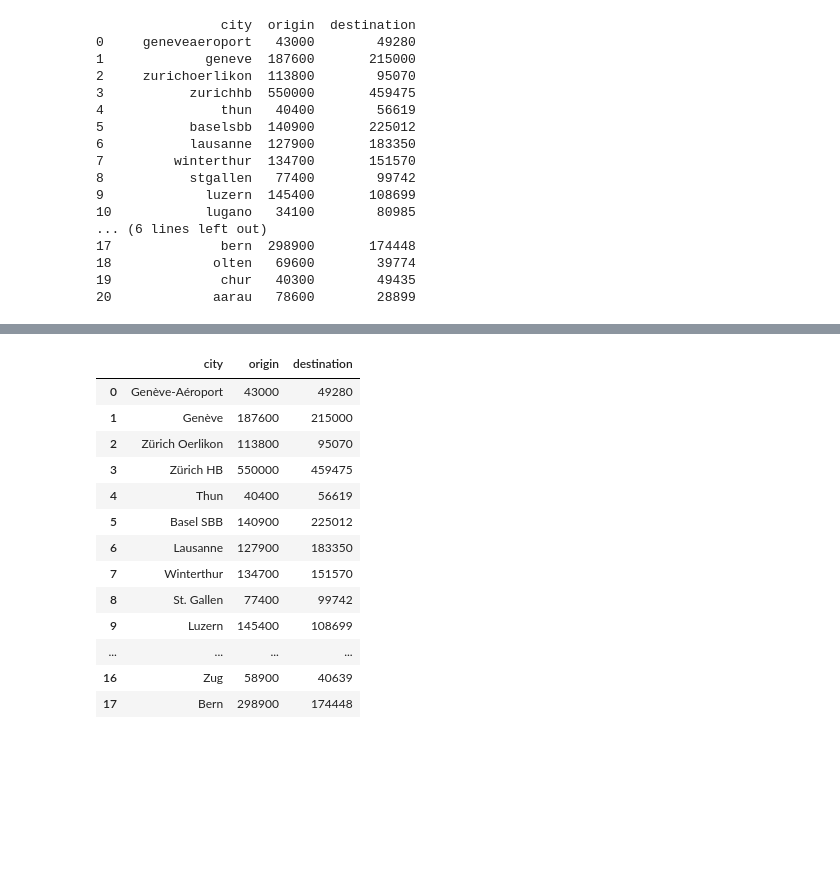
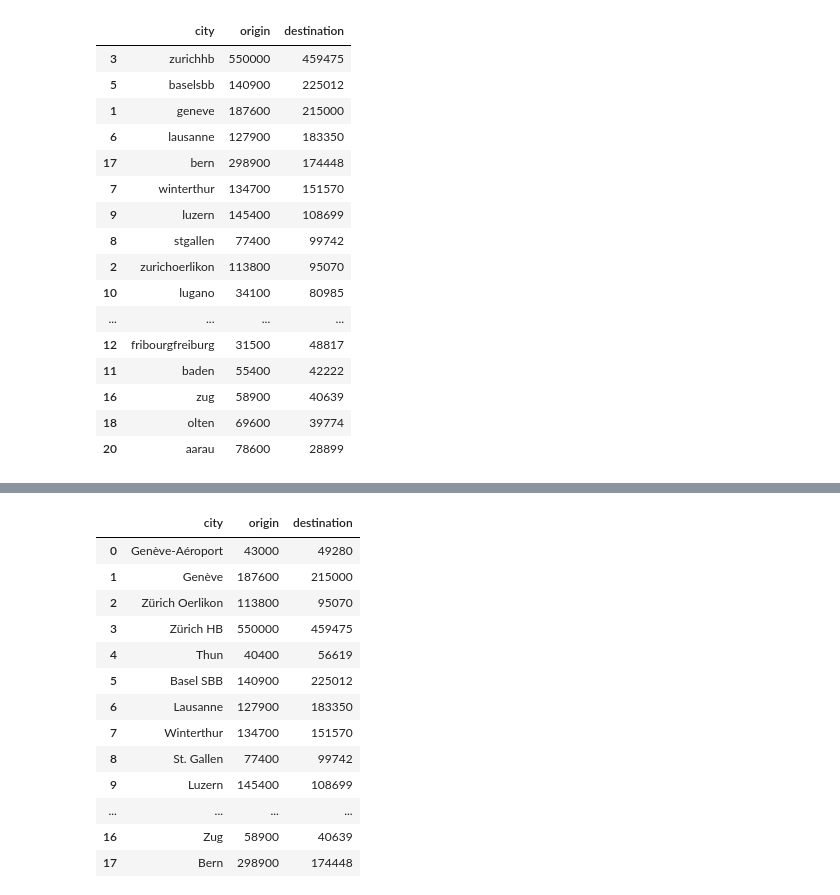
Before and after one commit to liuzzi29/Project_TN, a Jupyter notebook: gravity_model.ipynb, the cells around one changed output, grey strips where cells are left out. Drawn from its saved outputs; the diff is of its cells as text; code cells hidden in the pictures; blank space fills up the shorter version.

```diff
--- a/gravity_model.ipynb
+++ b/gravity_model.ipynb
@@ -2,7 +2,7 @@
 import pandas as pd
 import numpy as np
 # %%
-pa = pd.read_csv('prod_att.csv')
+pa = pd.read_csv('data/prod_att.csv')
 distance_matrix = pd.read_csv('distance_matrix.csv')
 distance_matrix.iloc[:, 1:] = distance_matrix.iloc[:, 1:].apply(pd.to_numeric, errors='coerce')
 
@@ -38,51 +38,51 @@ def clean_city_name(name):
     name = ''.join(char for char in name if char.isalnum()).lower()
 
     return name
 
 def uniform_city_names(df, city_column):
     """
     Uniforma i nomi delle città nel DataFrame.
 
     Args:
         df (pd.DataFrame): DataFrame in input
         city_column (str): Nome della colonna con i nomi delle città
 
     Returns:
         pd.DataFrame: DataFrame con i nomi uniformati
     """
     # Crea una copia per evitare modifiche all'originale
     df = df.copy()
 
     # Applica la pulizia alla colonna specificata
     df[city_column] = df[city_column].apply(clean_city_name)
 
     return df
 
 
 
 # Uniforma i nomi nella colonna 'city'
 distance_matrix = uniform_city_names(distance_matrix, 'Unnamed: 0')
 pa =  uniform_city_names(pa, 'city')
 
-print(pa)
+pa.sort_values(by='destination',ascending=False)
 # %% [output]
-                city  origin  destination
-0     geneveaeroport   43000        49280
-1             geneve  187600       215000
-2     zurichoerlikon  113800        95070
-3           zurichhb  550000       459475
-4               thun   40400        56619
-5           baselsbb  140900       225012
-6           lausanne  127900       183350
-7         winterthur  134700       151570
-8           stgallen   77400        99742
-9             luzern  145400       108699
-10            lugano   34100        80985
-... (6 lines left out)
-17              bern  298900       174448
-18             olten   69600        39774
-19              chur   40300        49435
-20             aarau   78600        28899
+|  | city | origin | destination |
+| 3 | zurichhb | 550000 | 459475 |
+| 5 | baselsbb | 140900 | 225012 |
+| 1 | geneve | 187600 | 215000 |
+| 6 | lausanne | 127900 | 183350 |
+| 17 | bern | 298900 | 174448 |
+| 7 | winterthur | 134700 | 151570 |
+| 9 | luzern | 145400 | 108699 |
+| 8 | stgallen | 77400 | 99742 |
+| 2 | zurichoerlikon | 113800 | 95070 |
+| 10 | lugano | 34100 | 80985 |
+| ... | ... | ... | ... |
+| 12 | fribourgfreiburg | 31500 | 48817 |
+| 11 | baden | 55400 | 42222 |
+| 16 | zug | 58900 | 40639 |
+| 18 | olten | 69600 | 39774 |
+| 20 | aarau | 78600 | 28899 |
 # %%
 distance_matrix
 # %% [output]
```
Also changed, not shown: parts of 1 cell of this notebook, 7 other files.
